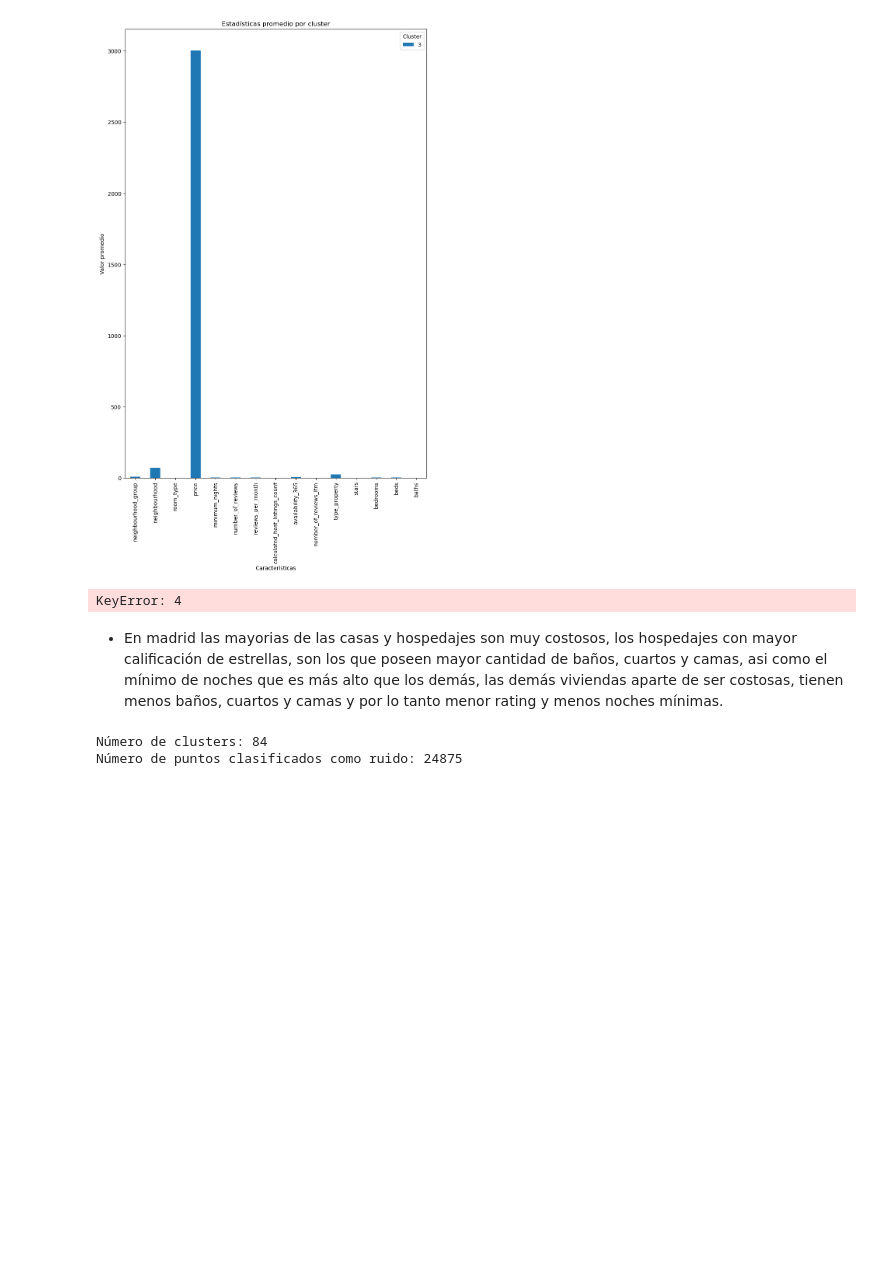
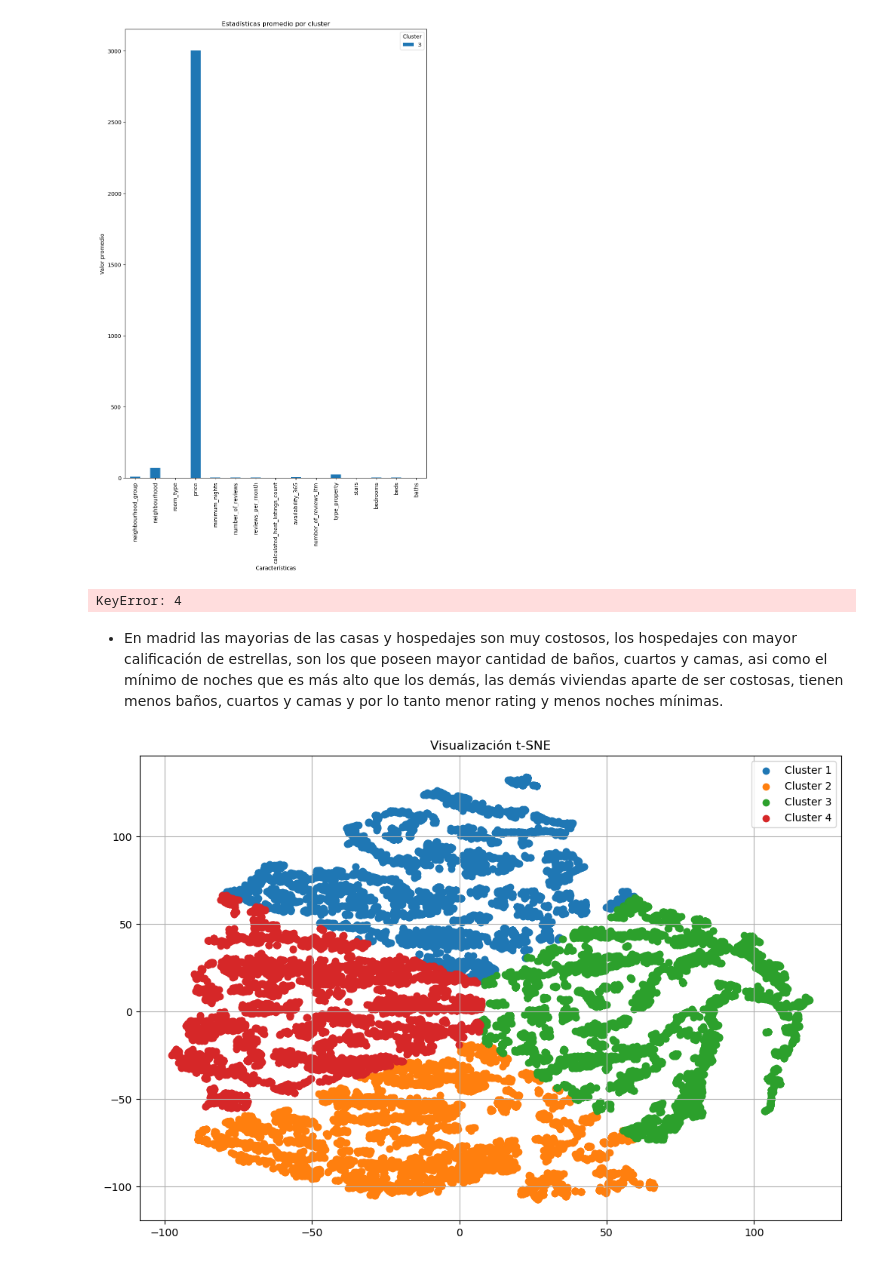
Before and after one commit to EstebanGomezVal/iteso-data-analytics, a Jupyter notebook: notebooks/Kmeans_madrid.ipynb, the cells around one changed output. Cells and saved outputs as stored; diff of their text form; code cells hidden in the pictures; blank space fills up the shorter version.

Commit message:
kmeans

```diff
--- a/notebooks/Kmeans_madrid.ipynb
+++ b/notebooks/Kmeans_madrid.ipynb
@@ -575,17 +584,21 @@ for x in list(range(0,5)):
 KeyError: 4
 # %% [markdown]
 - En madrid las mayorias de las casas y hospedajes son muy costosos, los hospedajes con mayor calificación de estrellas, son los que poseen mayor cantidad de baños, cuartos y camas, asi como el mínimo de noches que es más alto que los demás, las demás viviendas aparte de ser costosas, tienen menos baños, cuartos y camas y por lo tanto menor rating y menos noches mínimas.
-# %%
-dbscan = DBSCAN(eps = 0.5, min_samples=5)
-dbscan.fit(X)
-
-etiquetas = dbscan.labels_
-num_clusters = len(set(etiquetas)) - (1 if -1 in etiquetas else 0)
-num_ruido = list(etiquetas).count(-1)
-
-# Imprimir los resultados
-print("Número de clusters:", num_clusters)
-print("Número de puntos clasificados como ruido:", num_ruido)
-# %% [output]
-Número de clusters: 84
-Número de puntos clasificados como ruido: 24875
+# %%
+from sklearn.manifold import TSNE
+
+tsne = TSNE(n_components = 2, random_state = 32)
+proyecciones_tsne = tsne.fit_transform(X)
+
+kmeans = KMeans(n_clusters = 4, random_state = 42)
+etiquetas = kmeans.fit_predict(proyecciones_tsne)
+
+plt.figure(figsize=(12, 8))
+for i in range(4):
+    plt.scatter(proyecciones_tsne[etiquetas == i, 0], proyecciones_tsne[etiquetas == i, 1])
+plt.title('Visualización t-SNE')
+plt.legend()
+plt.grid(True)
+plt.show()
+# %% [output]
+[figure, added]
```
Also changed, not shown: parts of 1 cell of this notebook.
